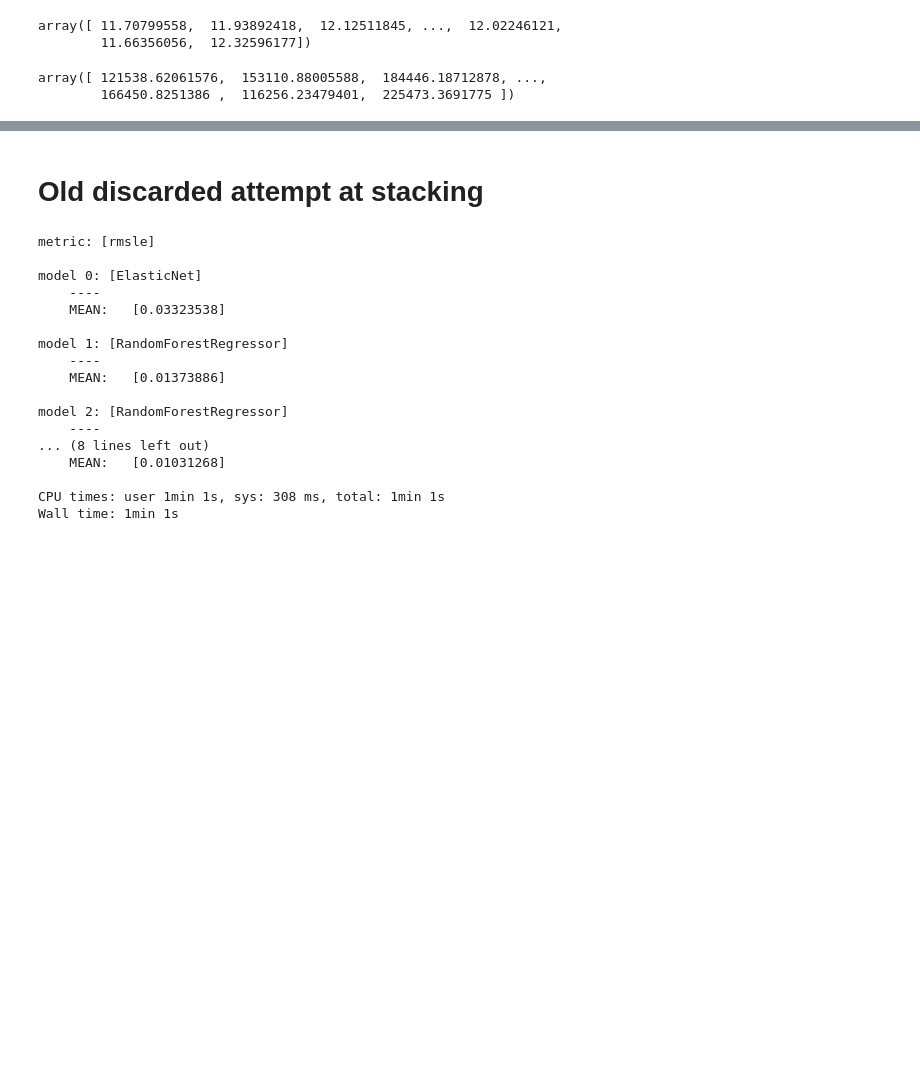
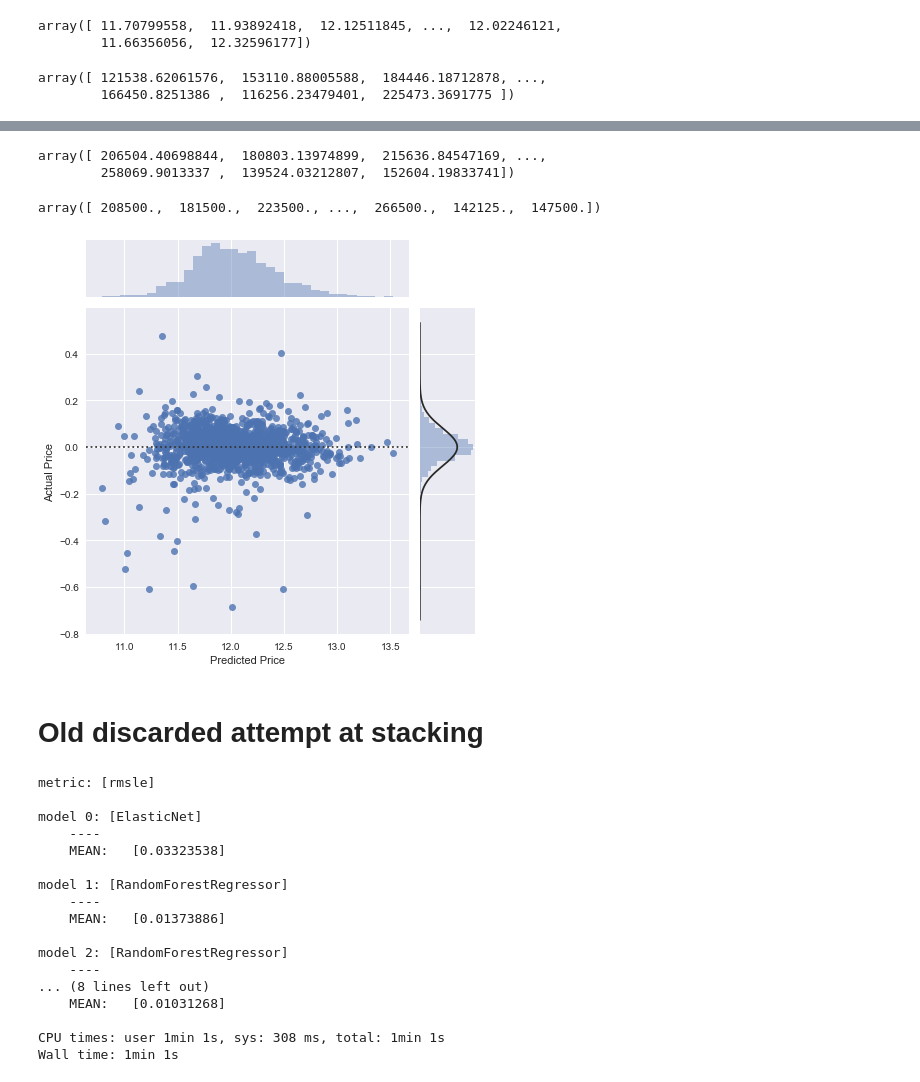
Before and after one commit to nmaloof/KaggleProject, a Jupyter notebook: Ben -We're So Skewed.ipynb, the cells around one changed output, grey strips where cells are left out. Drawn from its saved outputs; the diff is of its cells as text; code cells hidden in the pictures; blank space fills up the shorter version.

Commit message:
working on residuals

```diff
--- a/Ben -We're So Skewed.ipynb
+++ b/Ben -We're So Skewed.ipynb
@@ -699,0 +738,2 @@ this gave us our best score to date which is 0.11751. our best score outside sta
+# %%
+predicted_train = averaged_models.predict(train.values)
@@ -699,0 +744,9 @@ this gave us our best score to date which is 0.11751. our best score outside sta
+# %%
+graph_pred_train
+# %% [output]
+array([ 206504.40698844,  180803.13974899,  215636.84547169, ...,
+        258069.9013337 ,  139524.03212807,  152604.19833741])
+# %%
+graph_y_train
+# %% [output]
+array([ 208500.,  181500.,  223500., ...,  266500.,  142125.,  147500.])
@@ -700,3 +755,10 @@ this gave us our best score to date which is 0.11751. our best score outside sta
+# %%
+sns.jointplot(x= predicted_train, y= y_train, kind='resid', )
+_ = plt.xlabel('Predicted Price')
+_ = plt.ylabel('Actual Price')
+#_ = plt.title("Residuals of Actual price Vs Predicted Price")
+# %% [output]
+[figure, added]
 # %% [markdown]
 # Old discarded attempt at stacking
 # %%
```
Also changed, not shown: parts of 18 cells of this notebook.
